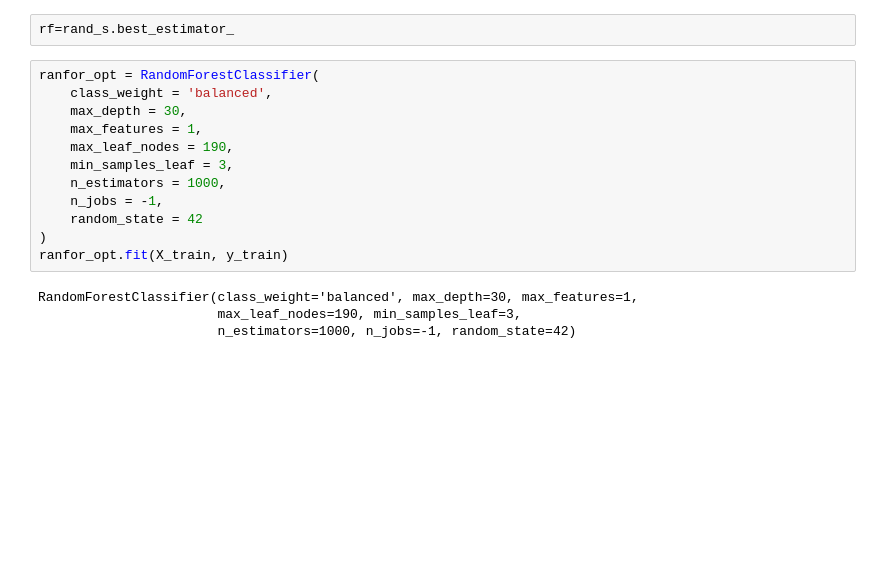
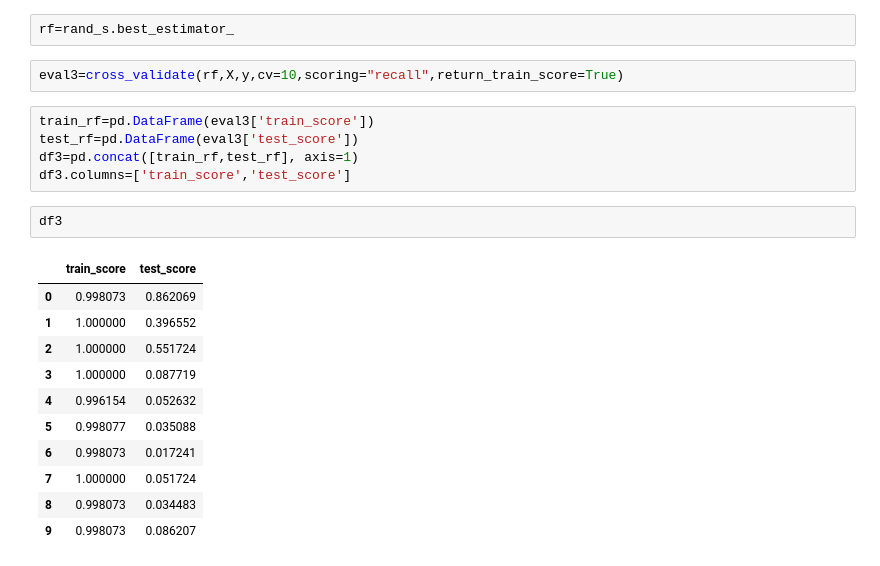
Before and after one commit to AlexanderBedoyaC/prediccion_abandono_empleo, a Jupyter notebook: h. Afinamiento de Hiperparámetros.ipynb, the cells around one changed output. Cells and saved outputs as stored; diff of their text form; blank space fills up the shorter version.

```diff
--- a/h. Afinamiento de Hiperparámetros.ipynb
+++ b/h. Afinamiento de Hiperparámetros.ipynb
@@ -223,19 +228,24 @@ RandomForestClassifier(class_weight='balanced', max_depth=50, max_features=0.9,
                        n_jobs=-1, random_state=42)
 # %%
 rf=rand_s.best_estimator_
-# %%
-ranfor_opt = RandomForestClassifier(
-    class_weight = 'balanced',
-    max_depth = 30,
-    max_features = 1,
-    max_leaf_nodes = 190,
-    min_samples_leaf = 3,
-    n_estimators = 1000,
-    n_jobs = -1,
-    random_state = 42
-)
-ranfor_opt.fit(X_train, y_train)
-# %% [output]
-RandomForestClassifier(class_weight='balanced', max_depth=30, max_features=1,
-                       max_leaf_nodes=190, min_samples_leaf=3,
-                       n_estimators=1000, n_jobs=-1, random_state=42)
+# %%
+eval3=cross_validate(rf,X,y,cv=10,scoring="recall",return_train_score=True)
+# %%
+train_rf=pd.DataFrame(eval3['train_score'])
+test_rf=pd.DataFrame(eval3['test_score'])
+df3=pd.concat([train_rf,test_rf], axis=1)
+df3.columns=['train_score','test_score']
+# %%
+df3
+# %% [output]
+|  | train_score | test_score |
+| 0 | 0.998073 | 0.862069 |
+| 1 | 1.000000 | 0.396552 |
+| 2 | 1.000000 | 0.551724 |
+| 3 | 1.000000 | 0.087719 |
+| 4 | 0.996154 | 0.052632 |
+| 5 | 0.998077 | 0.035088 |
+| 6 | 0.998073 | 0.017241 |
+| 7 | 1.000000 | 0.051724 |
+| 8 | 0.998073 | 0.034483 |
+| 9 | 0.998073 | 0.086207 |
```
Also changed, not shown: parts of 29 cells of this notebook, 1 other file.
